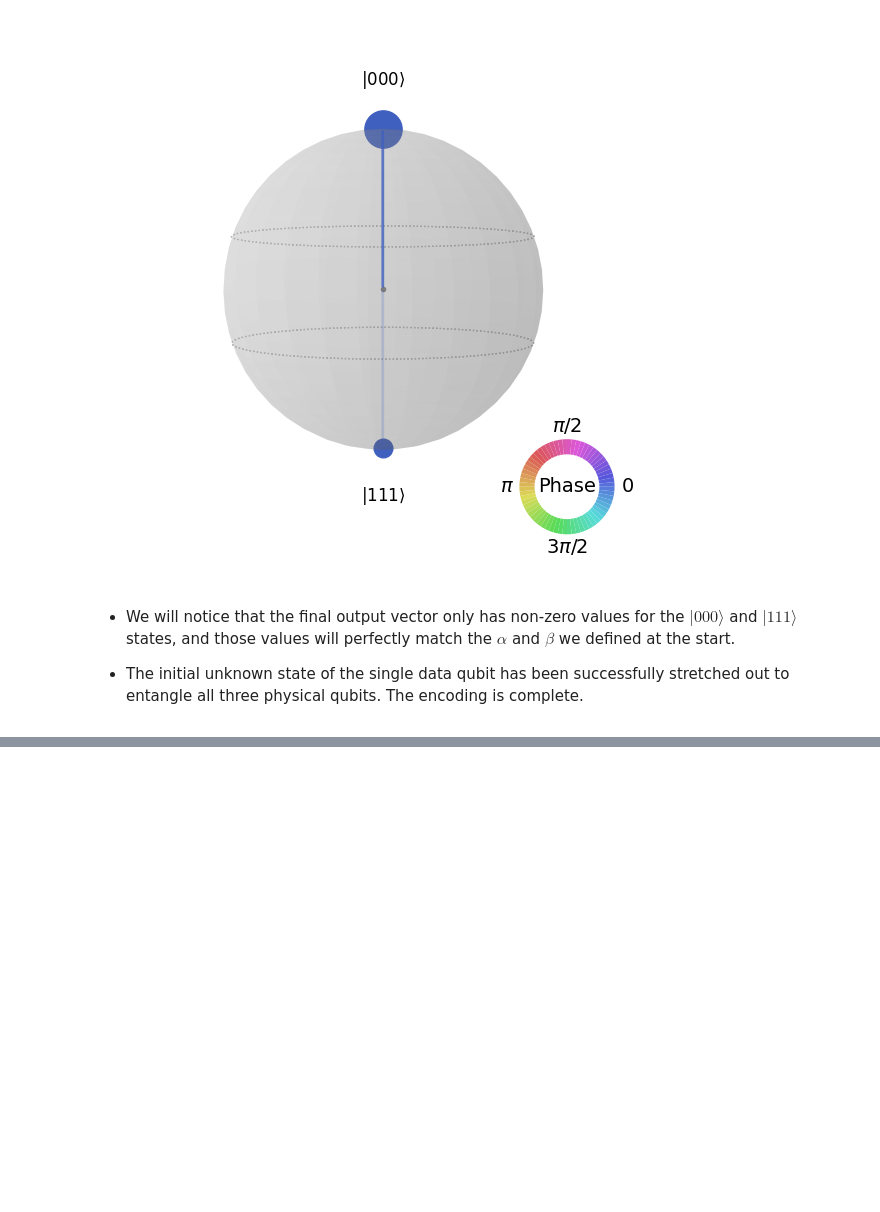
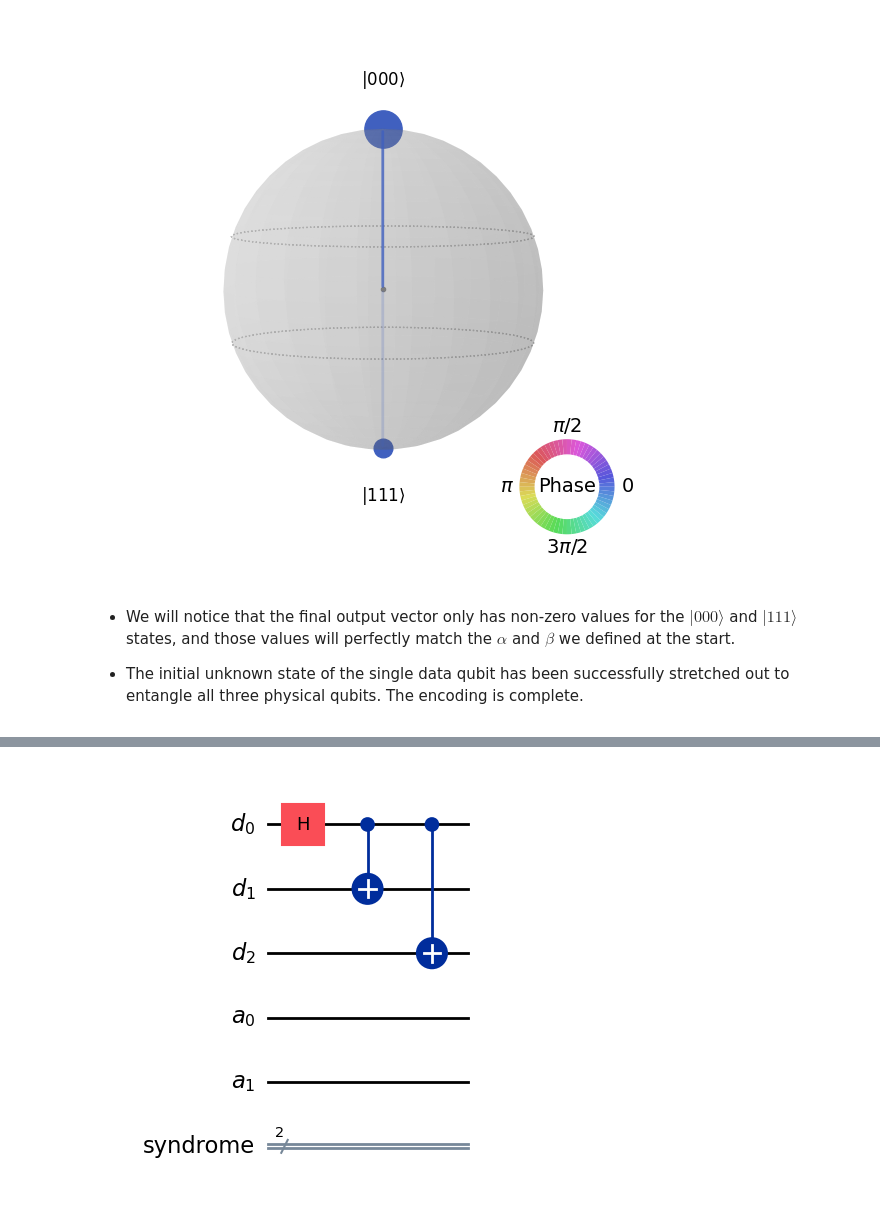
Before and after one commit to ManishSahani24/Quantum-Error-Correction, a Jupyter notebook: Quantum_Error_Correction.ipynb, the cells around one changed output, grey strips where cells are left out. Drawn from its saved outputs; the diff is of its cells as text; code cells hidden in the pictures; blank space fills up the shorter version.

```diff
--- a/Quantum_Error_Correction.ipynb
+++ b/Quantum_Error_Correction.ipynb
@@ -171,0 +166,16 @@ plot_state_qsphere(state_x)
+# %%
+data = QuantumRegister(3, name='d')
+ancilla = QuantumRegister(2, name='a')
+syndrome = ClassicalRegister(2, name='syndrome')
+
+qc = QuantumCircuit(data, ancilla, syndrome)
+
+qc.h(data[0])
+# Encode it across all 3 data qubits
+qc.cx(data[0], data[1])
+qc.cx(data[0], data[2])
+
+
+qc.draw('mpl')
+# %% [output]
+[figure, added]
```
Also changed, not shown: parts of 25 cells of this notebook.
